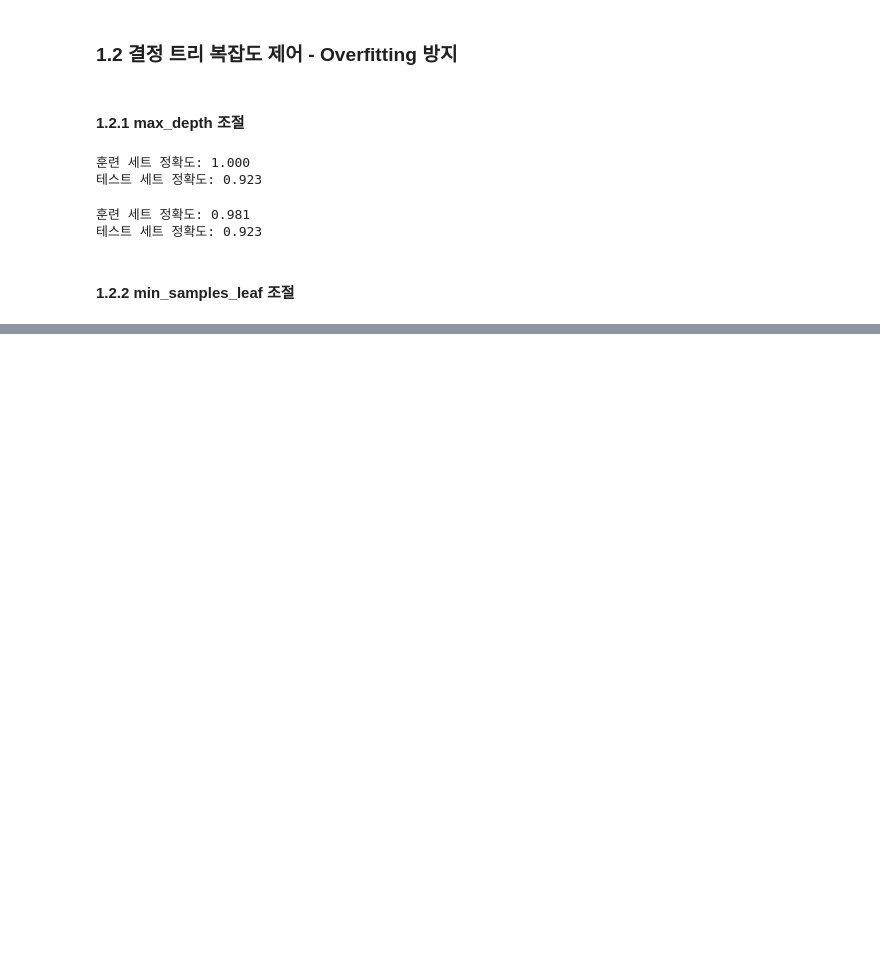
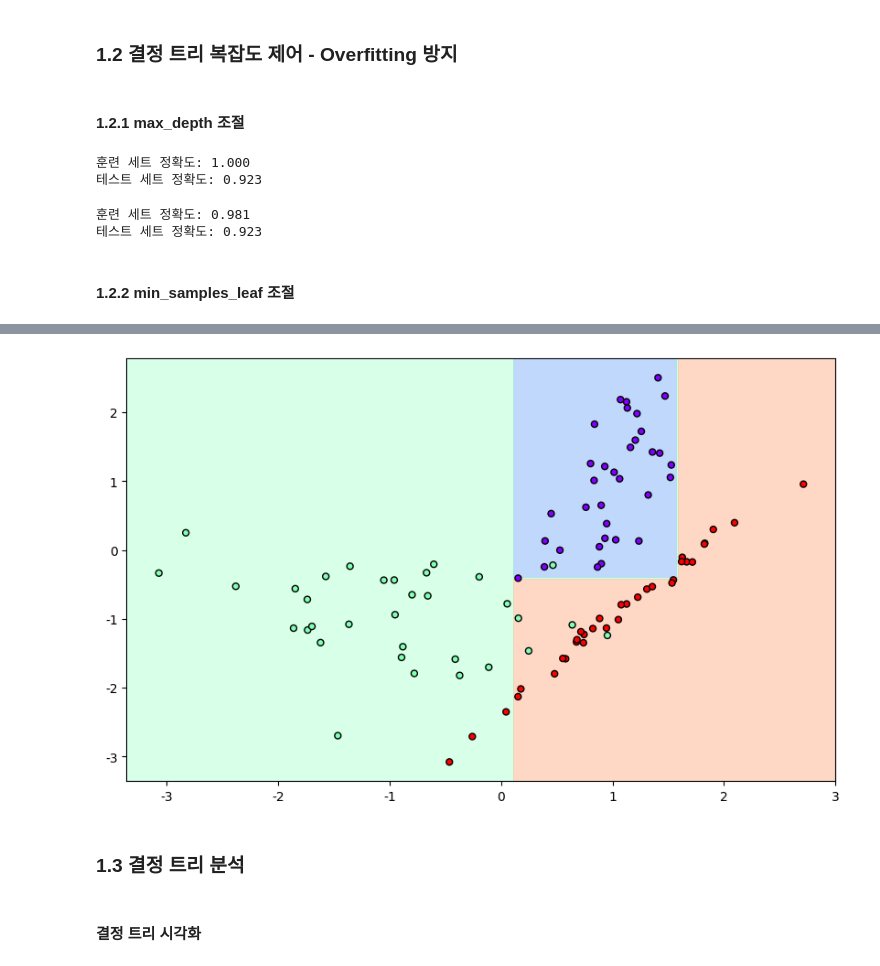
Before and after one commit to va4756/big_RaeJung, a Jupyter notebook: bigdata_RaeJung_03.ipynb, the cells around one changed output, grey strips where cells are left out. Saved outputs shown, nothing was run; the diff lists cells and outputs as text; code cells hidden in the pictures; blank space fills up the shorter version.

```diff
--- a/bigdata_RaeJung_03.ipynb
+++ b/bigdata_RaeJung_03.ipynb
@@ -115,0 +169,10 @@ print('테스트 세트 정확도: {:.3f}'.format(tree.score(X_test, y_test)))
+# %%
+# min_samples_leaf=6 으로 조절
+df_clf = DecisionTreeClassifier(min_samples_leaf=6, random_state=123).fit(X_features, y_labels)
+visualize_boundary(df_clf, X_features, y_labels)
+# %% [output]
+[figure, added]
+# %% [markdown]
+### 1.3 결정 트리 분석
+# %% [markdown]
+#### 결정 트리 시각화
```
Also changed, not shown: parts of 18 cells of this notebook.
